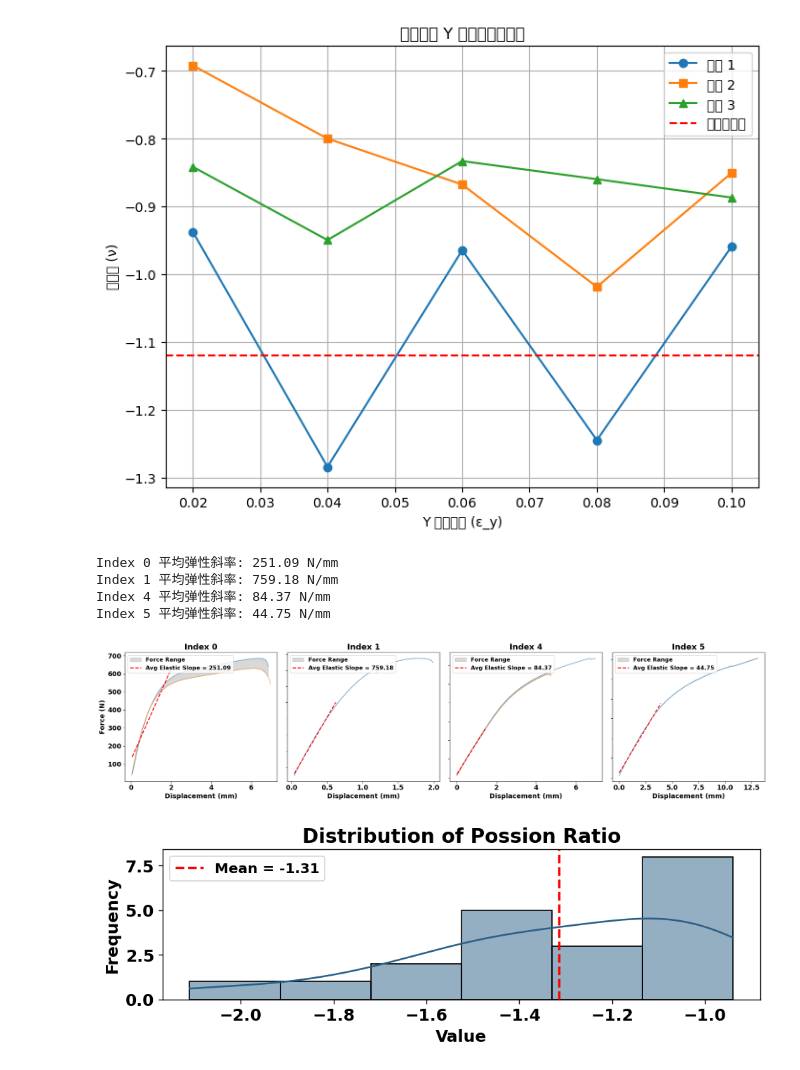
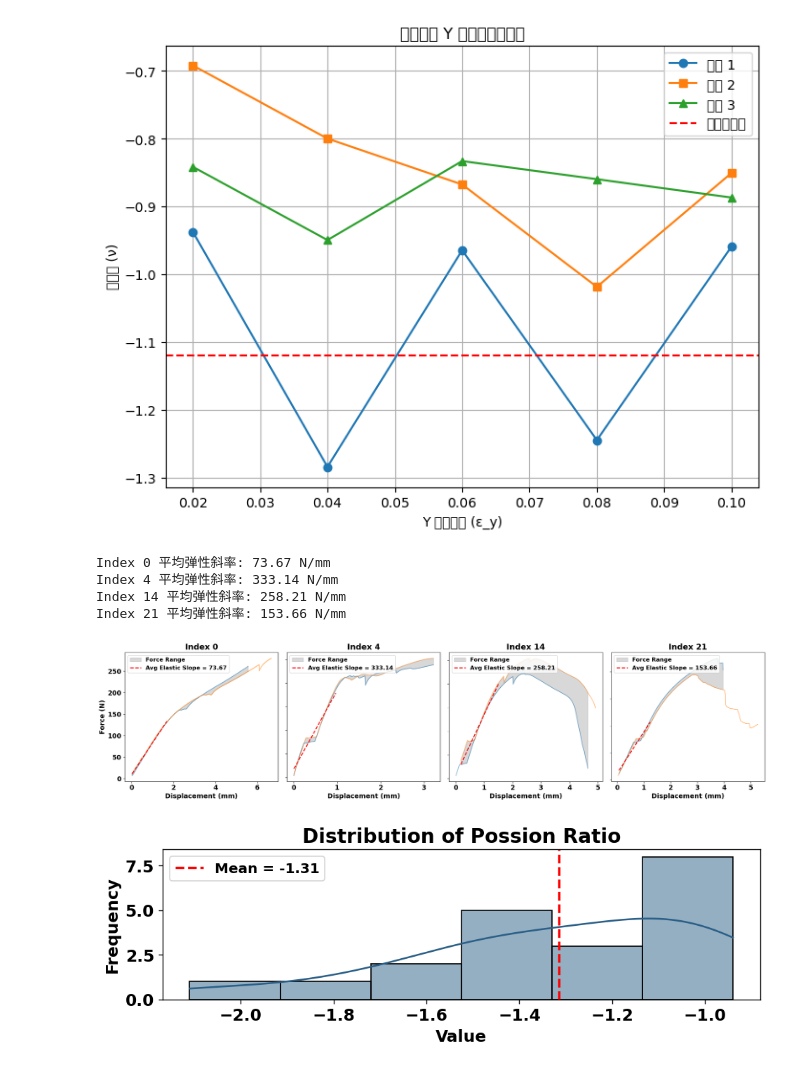
Before and after one commit to logan14925/Multi-functional-materials-design, a Jupyter notebook: Exp/possion_dic/plot_exp.ipynb, the cells around one changed output. Saved outputs shown, nothing was run; the diff lists cells and outputs as text; code cells hidden in the pictures.

```diff
--- a/Exp/possion_dic/plot_exp.ipynb
+++ b/Exp/possion_dic/plot_exp.ipynb
@@ -62,8 +62,8 @@ def process_and_plot_force_displacement(directory):
 
             filepath = os.path.join(directory, filename)
             data = np.loadtxt(filepath, encoding='utf-8-sig')
-            force = data[:, 0]
-            displacement = data[:, 1]
+            force = data[:, 1]
+            displacement = data[:, 2]
 
             if index not in index_data:
                 index_data[index] = []
@@ -88,7 +88,7 @@ def process_and_plot_force_displacement(directory):
             all_displacements.append(displacement)
             all_forces.append(force)
 
-            elastic_points = int(len(displacement) * 0.3)
+            elastic_points = int(len(displacement) * 0.2)
             slope, intercept, _, _, _ = stats.linregress(
                 displacement[:elastic_points],
                 force[:elastic_points]
@@ -113,39 +113,39 @@ def process_and_plot_force_displacement(directory):
         min_forces = [f[1] for f in forces_at_disp]
         ax.fill_between(disp_range, min_forces, max_forces, color='gray', alpha=0.3, label='Force Range')
 
         # 绘制平均斜率拟合线
         avg_slope = np.mean(slopes)
         avg_intercept = np.mean(intercepts)
         elastic_fit_x = np.linspace(min_disp, min_disp + (max_disp - min_disp) * 0.3, 100)
         elastic_fit_y = avg_slope * elastic_fit_x + avg_intercept
         ax.plot(elastic_fit_x, elastic_fit_y, 'r--', linewidth=2.0,
                 label=f'Avg Elastic Slope = {avg_slope:.2f}')
 
         # 打印斜率到控制台
         print(f"Index {index} 平均弹性斜率: {avg_slope:.2f} N/mm")
 
         # 图表设置
         ax.set_title(f'Index {index}')
         ax.set_xlabel('Displacement (mm)')
         if idx == 0:
             ax.set_ylabel('Force (N)')
         else:
             ax.set_yticklabels([])
         ax.legend(loc='upper left')
         ax.grid(False)
 
     plt.tight_layout()
     plt.show()
 
 # 使用示例
-directory = r'E:\01_Graduate_projects\Cellular_structures\Multi-functional_design\exp\exps\archive424'
+directory = r'E:/01_Graduate_projects\Cellular_structures\Multi-functional_design\exp\exps\T02\archive'
 process_and_plot_force_displacement(directory)
 # %% [output]
-Index 0 平均弹性斜率: 251.09 N/mm
-Index 1 平均弹性斜率: 759.18 N/mm
-Index 4 平均弹性斜率: 84.37 N/mm
-Index 5 平均弹性斜率: 44.75 N/mm
+Index 0 平均弹性斜率: 73.67 N/mm
+Index 4 平均弹性斜率: 333.14 N/mm
+Index 14 平均弹性斜率: 258.21 N/mm
+Index 21 平均弹性斜率: 153.66 N/mm
-[figure, old version]
+[figure, new version]
 # %%
 import numpy as np
 import matplotlib.pyplot as plt
```
Also changed, not shown: parts of 1 cell of this notebook, 4 other files.
